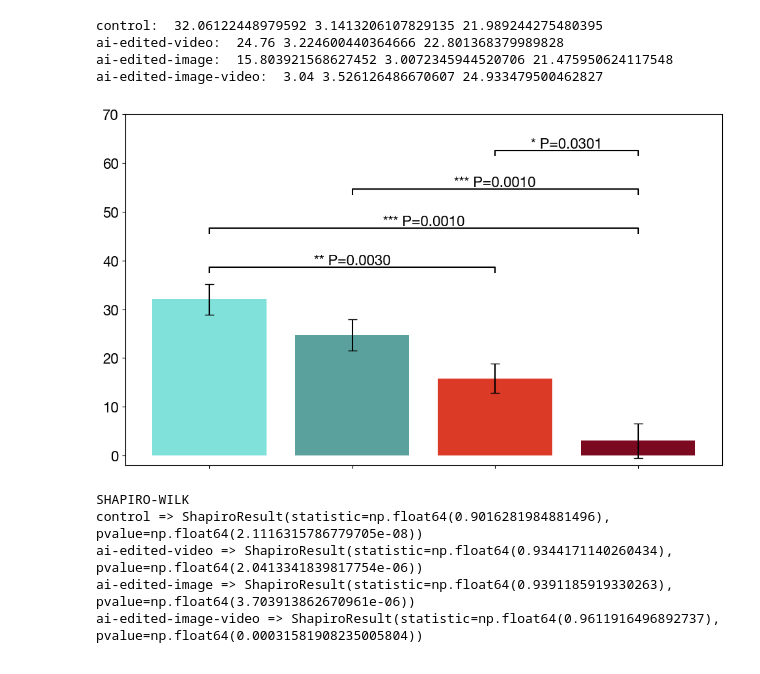
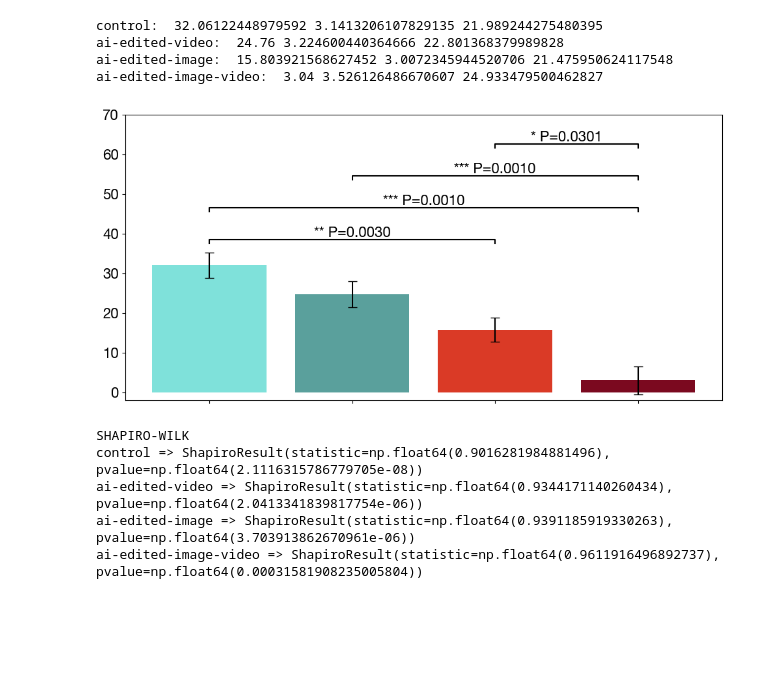
Before and after one commit to mitmedialab/synthetic-human-memories, a Jupyter notebook: analyze.ipynb, the cells around one changed output. Saved outputs shown, nothing was run; the diff lists cells and outputs as text; code cells hidden in the pictures; blank space fills up the shorter version.

```diff
--- a/analyze.ipynb
+++ b/analyze.ipynb
@@ -286,41 +286,41 @@ significance_values = [
 ]
 
 # Creating the bar plot with error bars
-plt.figure(figsize=(10, 6))
+plt.figure(figsize=(10, 5))
 bars = plt.bar(x_pos, means, yerr=errors, capsize=5, color=colors)
 # plt.title('Recollection Score by Experimental Condition with Error Bars')
 # plt.ylabel('Average Score')
 # plt.xlabel('Experimental Condition')
 plt.xticks(x_pos, ordered_labels)
 
 # Adding significance markers with p-values, separate and not overlapping
 y_base_offset = 2  # Base vertical offset for significance lines
 y_increment = 8  # Increment for each subsequent significance marker
 
 # Initialize the first y position above the highest bar
 current_y_position = max(means) + max(errors) + y_base_offset
 
 for idx, ((i, j), label) in enumerate(significance_values):
     x1, x2 = x_pos[i], x_pos[j]
     # print("{1} and {2} with id: {0}".format(idx, x1, x2))
     y = current_y_position
     h, col = 1, 'k'
     plt.plot([x1, x1, x2, x2], [y, y+h, y+h, y], lw=1.5, c=col)
     plt.text((x1 + x2) * 0.5, y + h, label, ha='center', va='bottom', color=col)
     current_y_position += y_increment  # Update the y position for the next marker
 
 # Adjust plot limits to make space for significance markers
 plt.ylim(-2, 70) # current_y_position + y_increment
 
 # Improve layout
 plt.tight_layout()
 
 #plt.savefig('foo.png', bbox_inches='tight')
 
 # Show the plot
 plt.show()
 # %% [output]
-[figure, old version]
+[figure, new version]
 # %%
 result_induced = result[['condition', *[f"{i}_false_memories_ans" for i in length if i in induced_imgs]]]
 conf_induced = result[['condition', *[f"{i}_false_memories_conf" for i in length if i in induced_imgs]]]
```
Also changed, not shown: parts of 2 cells of this notebook.
